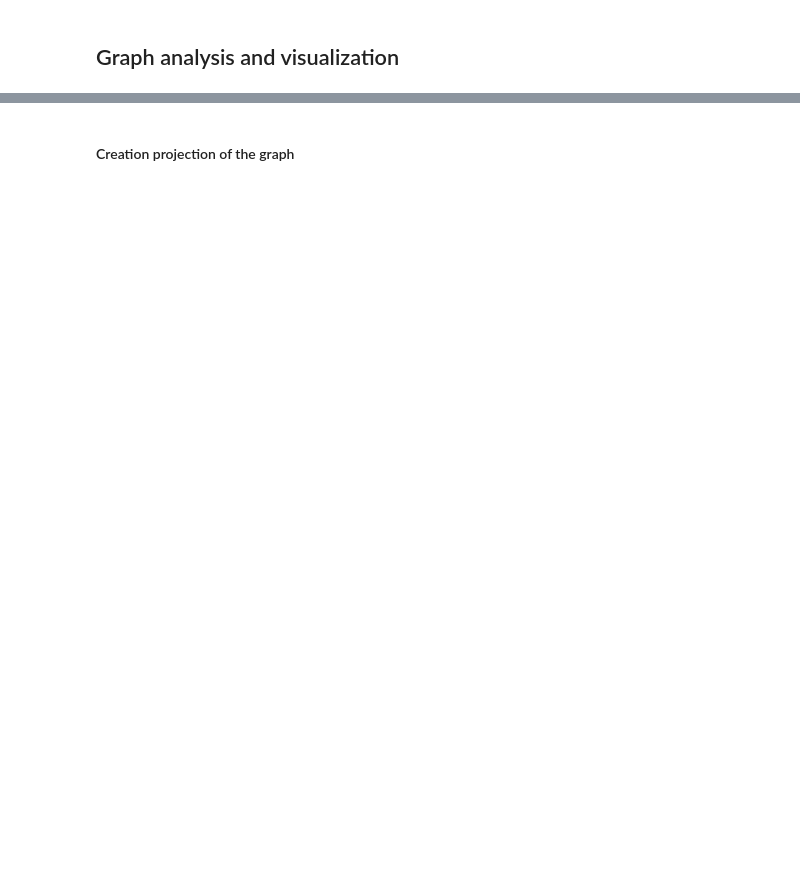
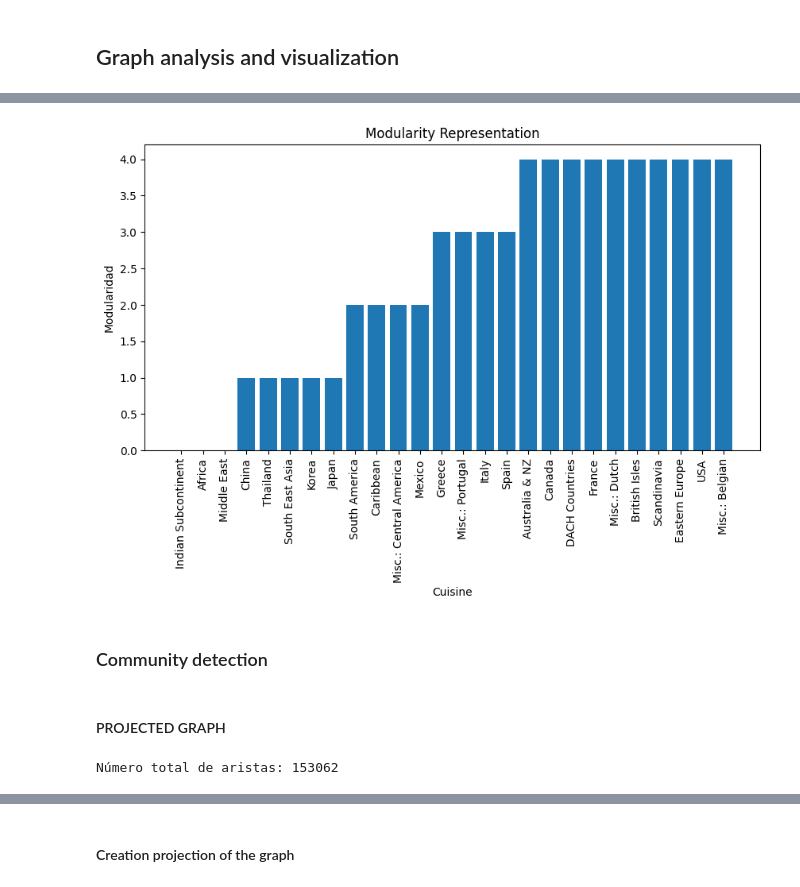
Before and after one commit to GiselleSL/Recipe-Data-Analysis, a Jupyter notebook: dataLoader.ipynb, the cells around one changed output, grey strips where cells are left out. Drawn from its saved outputs; the diff is of its cells as text; code cells hidden in the pictures; blank space fills up the shorter version.

```diff
--- a/dataLoader.ipynb
+++ b/dataLoader.ipynb
@@ -391,0 +303,23 @@ nx.draw_networkx(G, pos= nx.bipartite_layout(G, df_recipe_explode["Recipe_ID"],
+# %%
+grafo_bipartito_df = DataLoader("database/grafo_info.csv", "csv").load_data()
+
+# Filtrar los datos por la columna 'd0'
+grafo_bipartito_df = grafo_bipartito_df.loc[grafo_bipartito_df['d0'].str.contains('cuisine')]
+
+# Ordenar el DataFrame por la columna 'modularity_class'
+grafo_bipartito_df = grafo_bipartito_df.sort_values('modularity_class')
+
+# Crear gráfico de dispersión
+plt.figure(figsize=(10, 5))
+plt.bar(grafo_bipartito_df.Id, grafo_bipartito_df.modularity_class)
+plt.xticks(rotation=90)
+plt.xlabel("Cuisine")
+plt.ylabel("Modularidad")
+plt.title("Modularity Representation")
+
+# Mostrar el gráfico
+plt.show()
+# %% [output]
+[figure, added]
+# %% [markdown]
+### Community detection
@@ -391,0 +342,7 @@ nx.draw_networkx(G, pos= nx.bipartite_layout(G, df_recipe_explode["Recipe_ID"],
+# %% [markdown]
+#### PROJECTED GRAPH
+# %%
+Gs = bipartite.projected_graph(G, ingredients)
+print(f"Número total de aristas: {Gs.number_of_edges()}")
+# %% [output]
+Número total de aristas: 153062
```
Also changed, not shown: parts of 56 cells of this notebook, 19 other files.
